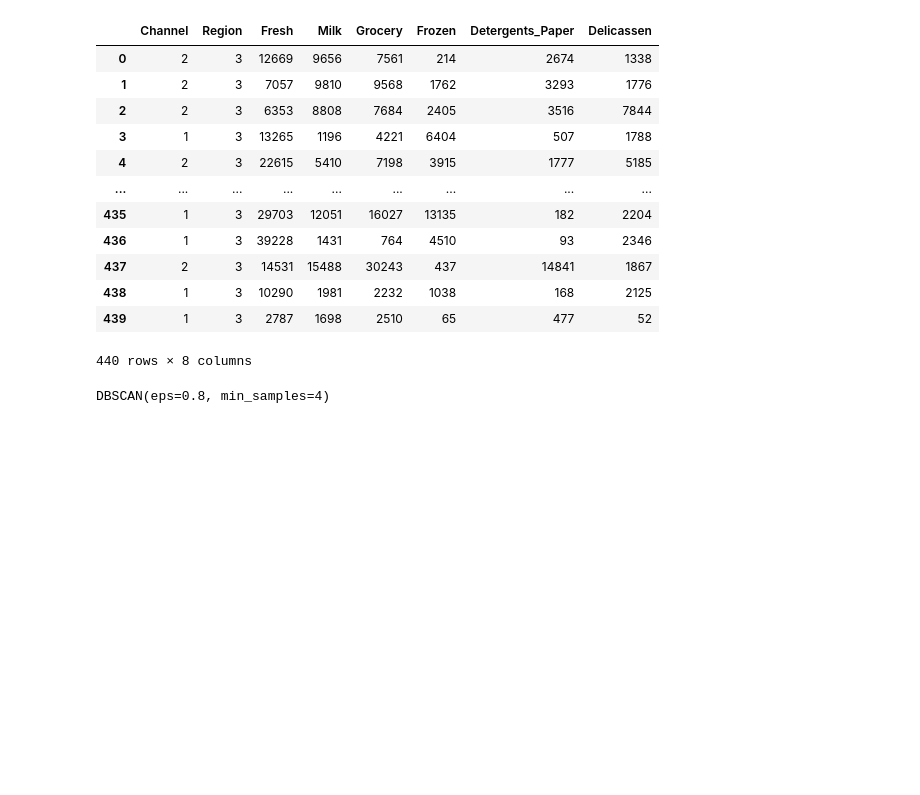
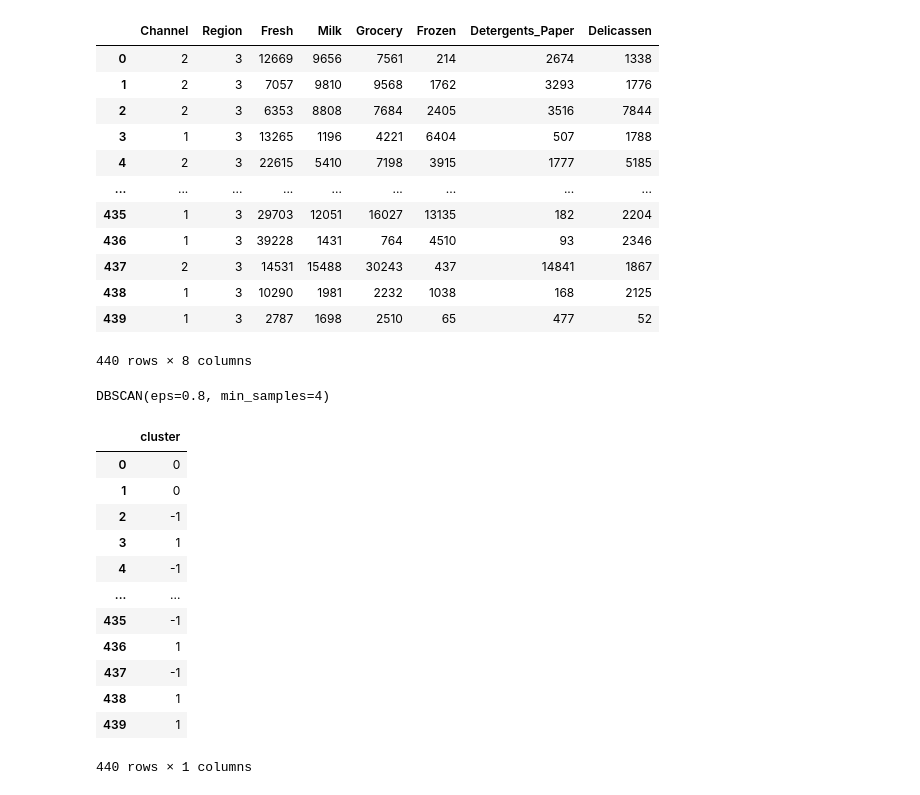
Before and after one commit to Sakshithreddy2004/LMS, a Jupyter notebook: DBSCAN.ipynb, the cells around one changed output. Cells and saved outputs as stored; diff of their text form; code cells hidden in the pictures; blank space fills up the shorter version.

```diff
--- a/DBSCAN.ipynb
+++ b/DBSCAN.ipynb
@@ -39,3 +39,21 @@ dbscan = DBSCAN(eps=0.8, min_samples=4)
 dbscan.fit(X)
 # %% [output]
 DBSCAN(eps=0.8, min_samples=4)
+# %%
+c1=pd.DataFrame(dbscan.labels_,columns=['cluster'])
+# %%
+c1
+# %% [output]
+|  | cluster |
+| 0 | 0 |
+| 1 | 0 |
+| 2 | -1 |
+| 3 | 1 |
+| 4 | -1 |
+| ... | ... |
+| 435 | -1 |
+| 436 | 1 |
+| 437 | -1 |
+| 438 | 1 |
+| 439 | 1 |
+440 rows × 1 columns
```
